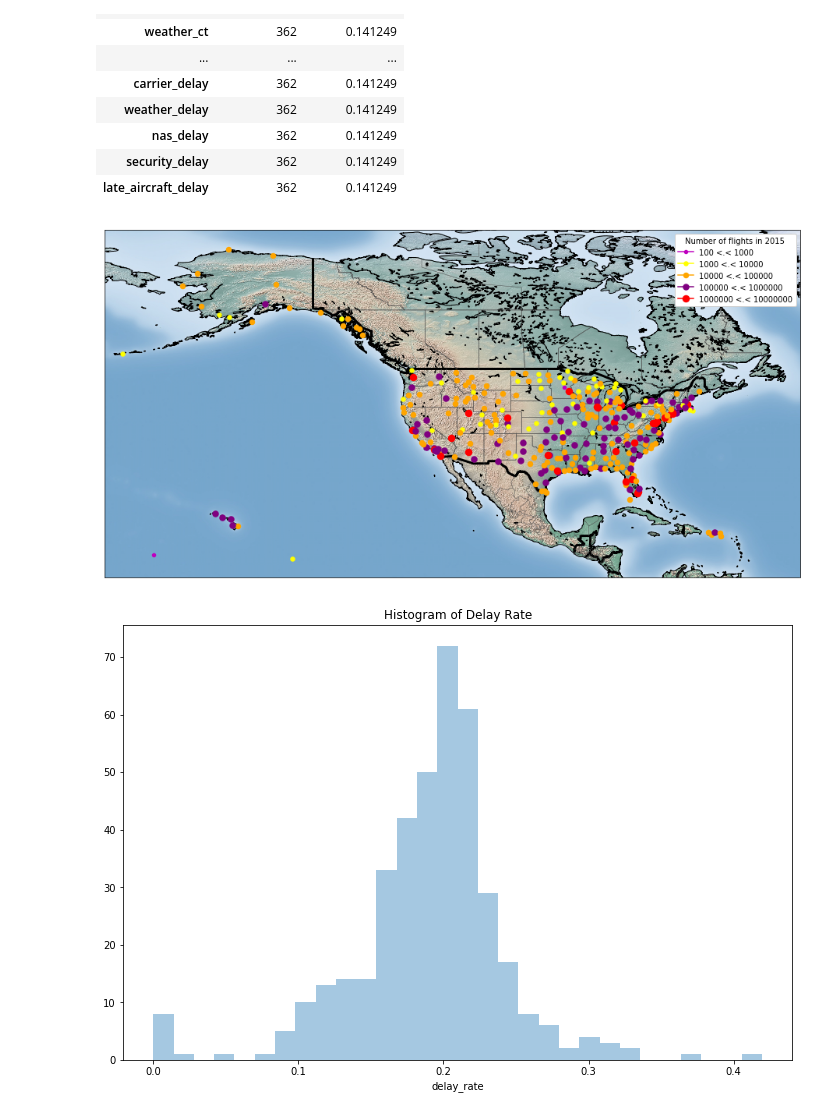
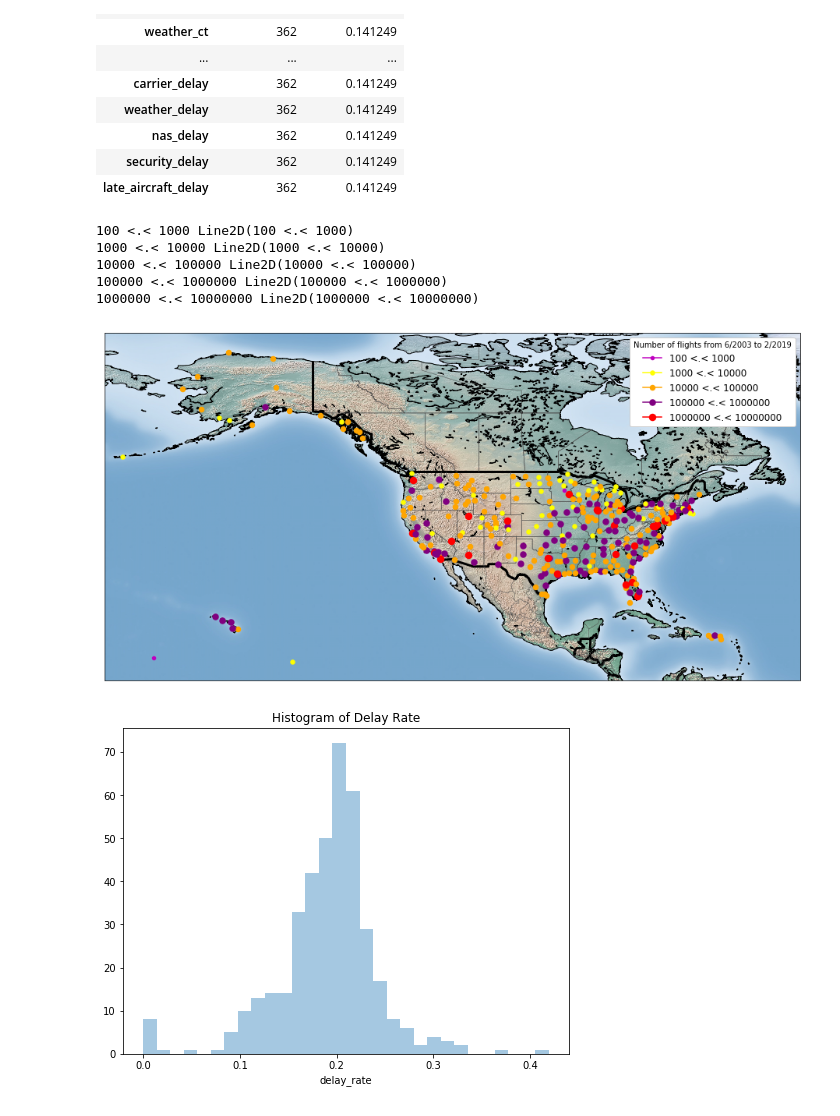
Before and after one commit to dongzhang84/Flight_delay, a Jupyter notebook: Flight_Delay_ML.ipynb, the cells around one changed output. Cells and saved outputs as stored; diff of their text form; code cells hidden in the pictures.

```diff
--- a/Flight_Delay_ML.ipynb
+++ b/Flight_Delay_ML.ipynb
@@ -111,34 +111,39 @@ for key in key_order:
     new_label[key] = by_label[key]
     #print(key,by_label[key])
 plt.legend(new_label.values(), new_label.keys(), loc = 'best', prop= {'size':12},
-           title='Number of flights from 6/2003 to 2/2015', frameon = True, framealpha = 1)
+           title='Number of flights from 6/2003 to 2/2019', frameon = True, framealpha = 1)
 plt.show()
 # %% [output]
+100 <.< 1000 Line2D(100 <.< 1000)
+1000 <.< 10000 Line2D(1000 <.< 10000)
+10000 <.< 100000 Line2D(10000 <.< 100000)
+100000 <.< 1000000 Line2D(100000 <.< 1000000)
+1000000 <.< 10000000 Line2D(1000000 <.< 10000000)
-[figure, old version]
+[figure, new version]
 # %%
-import numpy as np
-np.set_printoptions(threshold=np.inf)
+#import numpy as np
+#np.set_printoptions(threshold=np.inf)
 
 #count_flights = data.groupby('airport').agg({'arr_flights': 'sum'}).sort_values('arr_flights', ascending=False)
 #count_flights = data['airport'].value_counts()
 #count_flights = data.groupby('airport', as_index=False).agg({'arr_flights': 'sum'})
 #count_flights
 #count_flights.loc[count_flights['airport'] == 'ABE']
 
 #count_flights[count_flights.airport=='ABE'].airport.item()
 
 count_delays = data.groupby('airport', as_index=False).agg({'arr_del15': 'sum'})
 
 count_delays['delay_rate'] = count_delays['arr_del15']/count_flights['arr_flights']
 count_delays = count_delays[count_delays['delay_rate'] < 1.0]
 #count_delays
 
-fig, ax = plt.subplots(figsize=(12, 8))
+fig, ax = plt.subplots(figsize=(8, 6))
 ax = sns.distplot(count_delays['delay_rate'],bins=30,kde=False)
 ax.set_title('Histogram of Delay Rate')
 plt.show()
 # %% [output]
-[figure, old version]
+[figure, new version]
 # %%
 plt.figure(figsize=(16,16))
 #________________________________________
```
Also changed, not shown: parts of 6 cells of this notebook.
